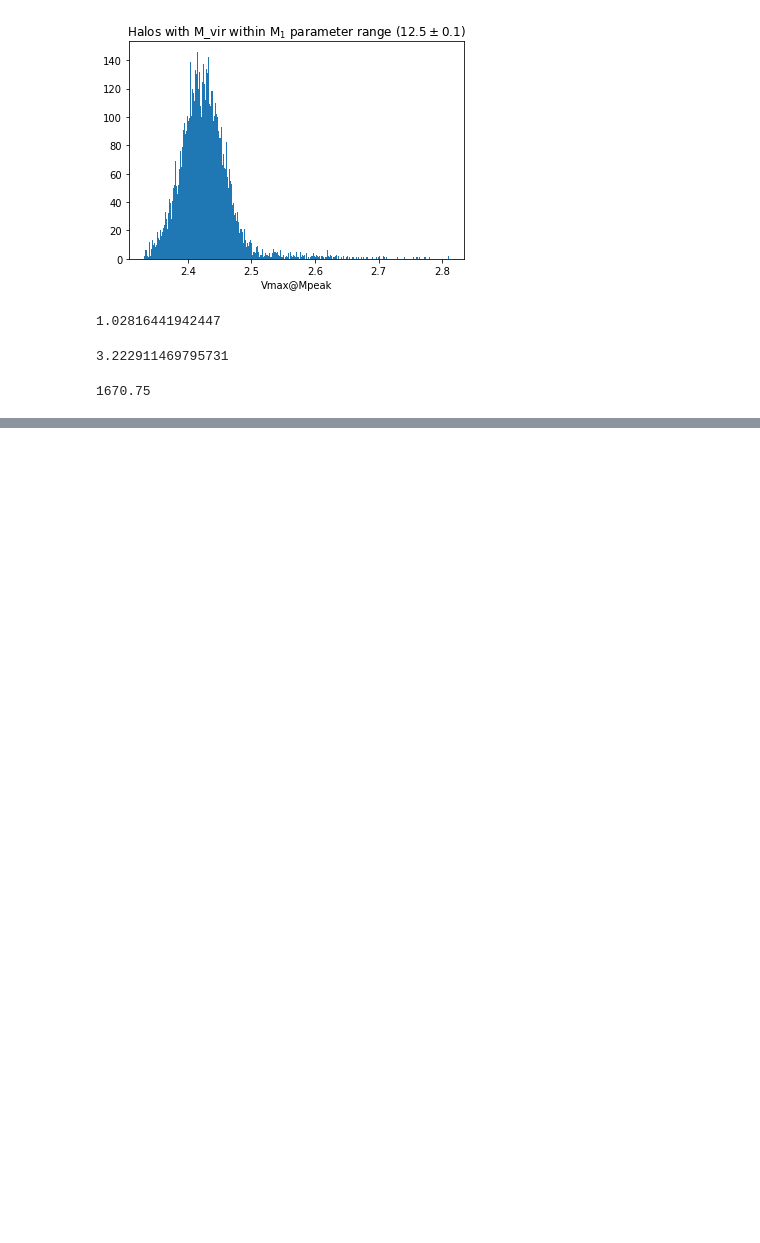
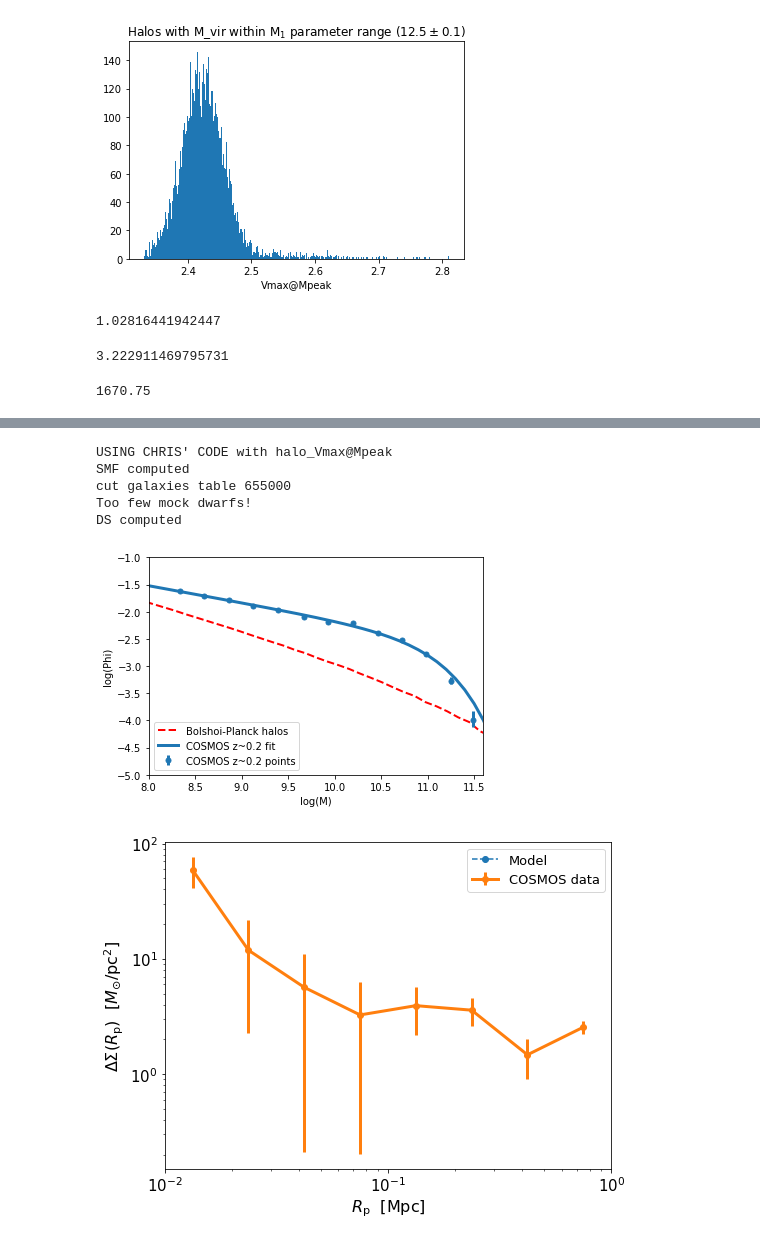
Before and after one commit to f-ardila/dwarf_lensing, a Jupyter notebook: MCMC/notebooks/MCMC_development.ipynb, the cells around one changed output, grey strips where cells are left out. Cells and saved outputs as stored; diff of their text form; code cells hidden in the pictures; blank space fills up the shorter version.

```diff
--- a/MCMC/notebooks/MCMC_development.ipynb
+++ b/MCMC/notebooks/MCMC_development.ipynb
@@ -478,0 +492,12 @@ max(sim_data['halocat'].halo_table['halo_Vmax@Mpeak'])
+# %%
+upper_params = [ 0.50720583,  0.10804912,  2.7246083,  11.3,  0.11966145,  0.1,
+               0.02996565]
+plot_from_params(upper_params, config, cosmos_data, sim_data)
+# %% [output]
+USING CHRIS' CODE with halo_Vmax@Mpeak
+SMF computed
+cut galaxies table 655000
+Too few mock dwarfs!
+DS computed
+[figure, added]
+[figure, added]
```
Also changed, not shown: parts of 5 cells of this notebook.
